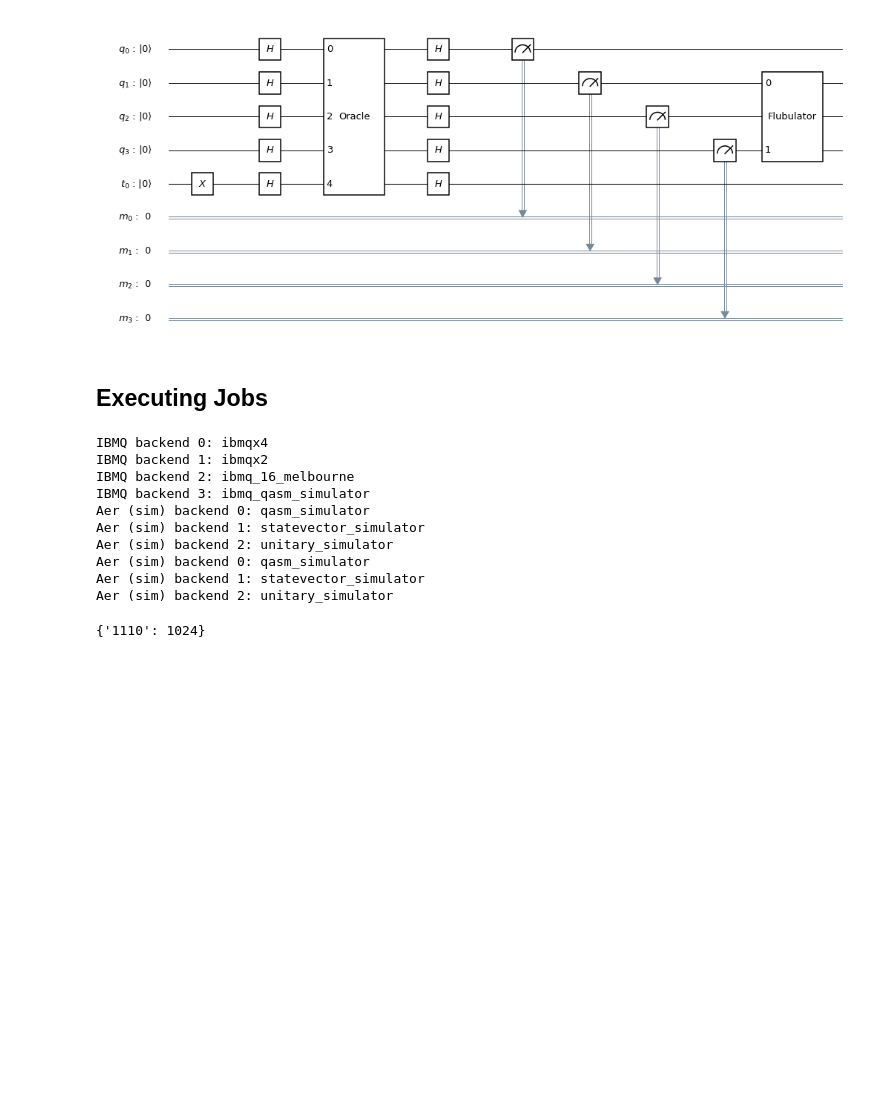
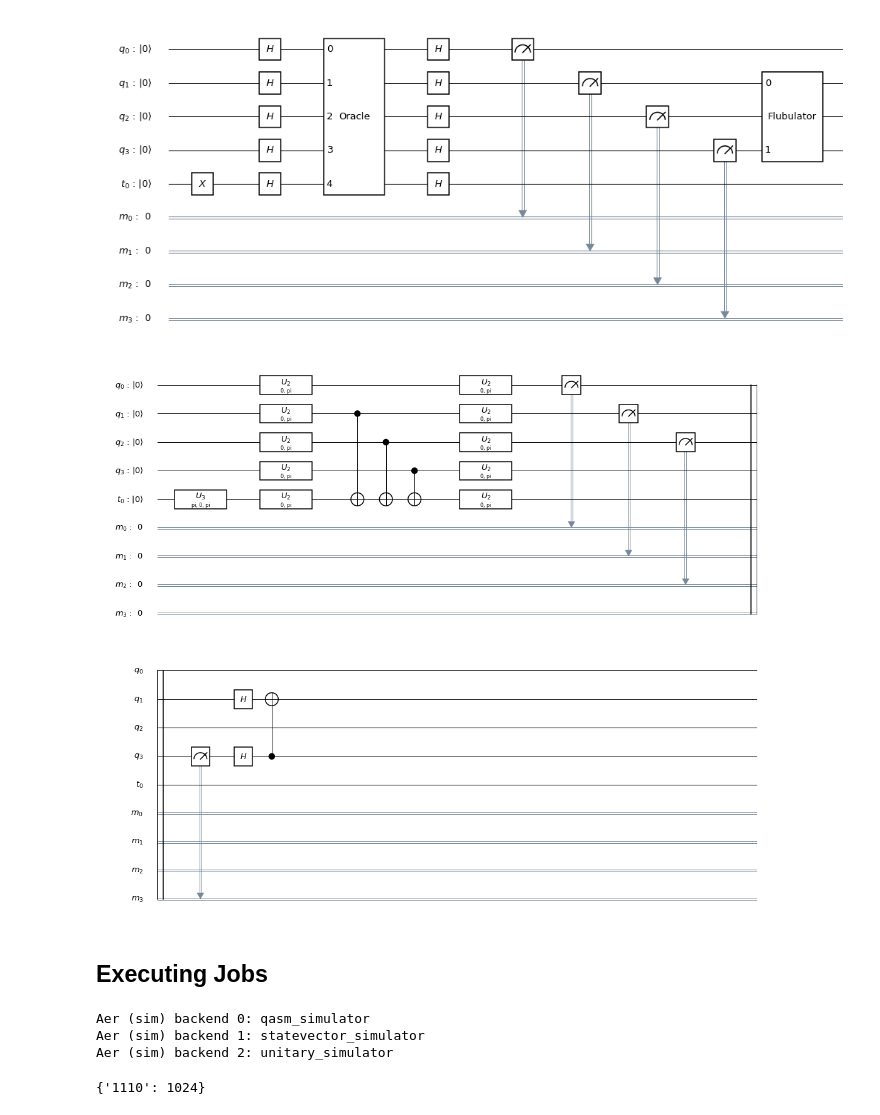
Before and after one commit to ParanoydAndroid/Qiskit_Demo, a Jupyter notebook: Demo_Rev2.ipynb, the cells around one changed output. Cells and saved outputs as stored; diff of their text form; code cells hidden in the pictures; blank space fills up the shorter version.

Commit message:
Corrected decomposition method; corrected oracle registers.

```diff
--- a/Demo_Rev2.ipynb
+++ b/Demo_Rev2.ipynb
@@ -42,7 +42,7 @@ meas = ClassicalRegister(4, name='m')
 # Create the Oracle
 # We'll choose the secret bitstring 14 == 1110
 
-oracle = QuantumCircuit(q, tmp, meas, name='Oracle')
+oracle = QuantumCircuit(q, tmp, name='Oracle')
 s = 14
 
 for i in range(len(q)):
@@ -194,8 +194,7 @@ gate_oracle = oracle.to_instruction()
 
 # Note that to append, we have to create lists from our registers
 abstract_circ.append(gate_oracle,
-                     [q[0], q[1], q[2], q[3], tmp[0]],
-                     list(meas))
+                     [q[0], q[1], q[2], q[3], tmp[0]])
 abstract_circ.barrier()
 
 abstract_circ.h(q)
@@ -221,42 +220,38 @@ abstract_circ.draw(output='mpl', plot_barriers=False)
 # %% [output]
 [figure]
 # %%
-# # Finally, we can recover our original view by way of "decompose"
-#
-# decomposed_circ = abstract_circ.decompose()
-# fig4 = decomposed_circ.draw(output='mpl', plot_barriers=False)
-# fig4.show()
+# Finally, we can recover our original view by way of "decompose"
+
+decomposed_circ = abstract_circ.decompose()
+decomposed_circ.draw(output='mpl', plot_barriers=False)
+# %% [output]
+[figure, added]
 # %% [markdown]
 ## Executing Jobs
 # %%
 # Now we run our circuit
 # First, we need to know our backends
-from qiskit import Aer, BasicAer, execute  # Local backends, sim only
+from qiskit import Aer, BasicAer, execute   # Local backends, sim only; BasicAer provides a limited set of Aer methods.
+                                            # The import is illustrative only; not necessary.
+                                            # We've already imported IBMQ module that gives access to remote backends.
 
-# We've already imported the IBMQ module that gives access to remote backends -- both real and sims.
 # Now let's look at them
-for idx, be in enumerate(.backends()):
+for idx, be in enumerate(IBMQ.backends()):
     print(f'IBMQ backend {idx}: {be}')
 IBMQ
 for idx, be in enumerate(Aer.backends()):
     print(f'Aer (sim) backend {idx}: {be}')
 
-for idx, be in enumerate(BasicAer.backends()):
-    print(f'Aer (sim) backend {idx}: {be}')
+# Will return the same backends as Aer
+# for idx, be in enumerate(BasicAer.backends()):
+#     print(f'Aer (sim) backend {idx}: {be}')
 
 # We select a backend
 backend = BasicAer.get_backend(name='qasm_simulator')
 # %% [output]
-IBMQ backend 0: ibmqx4
-IBMQ backend 1: ibmqx2
-IBMQ backend 2: ibmq_16_melbourne
-IBMQ backend 3: ibmq_qasm_simulator
 Aer (sim) backend 0: qasm_simulator
 Aer (sim) backend 1: statevector_simulator
 Aer (sim) backend 2: unitary_simulator
-Aer (sim) backend 0: qasm_simulator
-Aer (sim) backend 1: statevector_simulator
-Aer (sim) backend 2: unitary_simulator
 # %%
 from qiskit.tools.monitor import job_monitor
 
```
Also changed, not shown: parts of 1 cell of this notebook.
